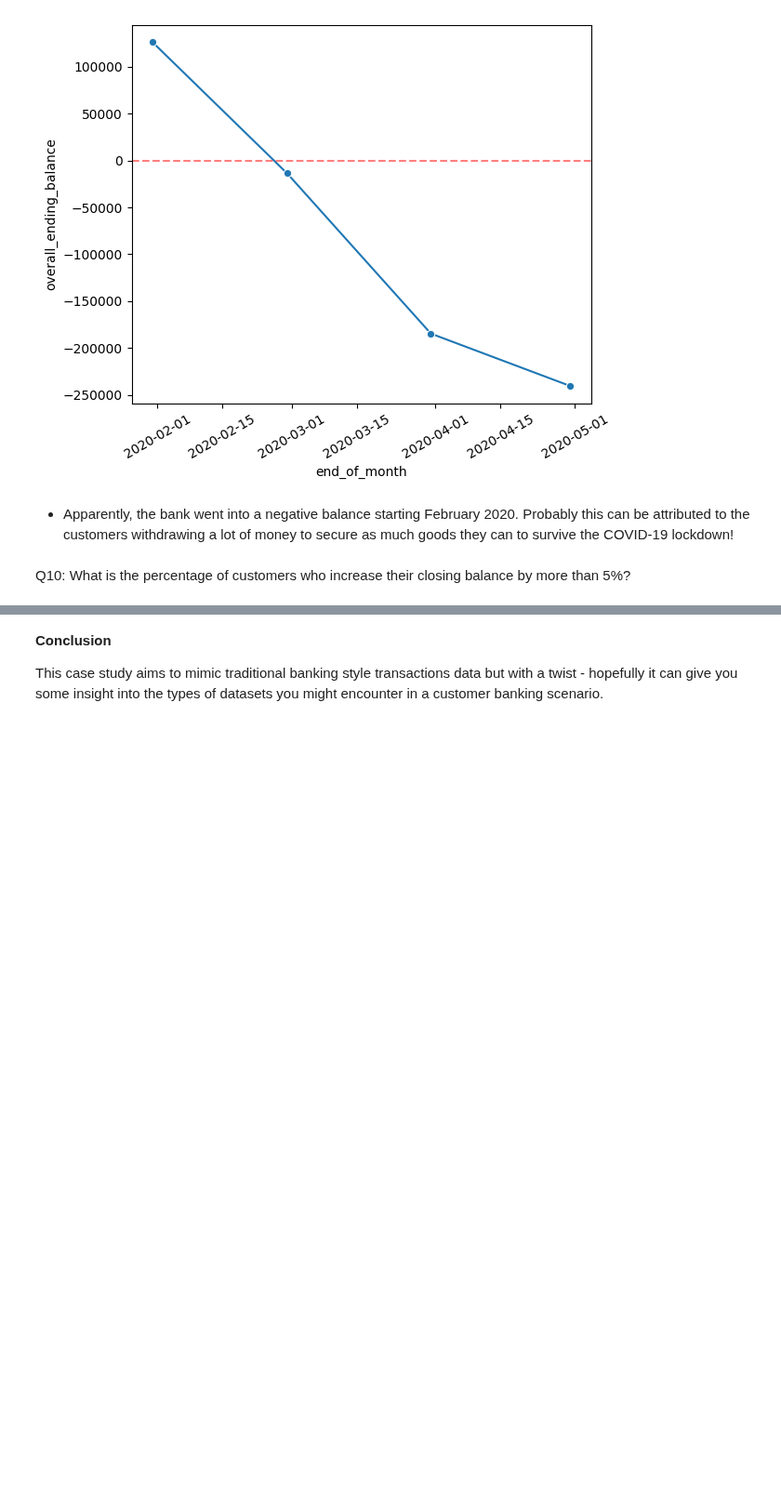
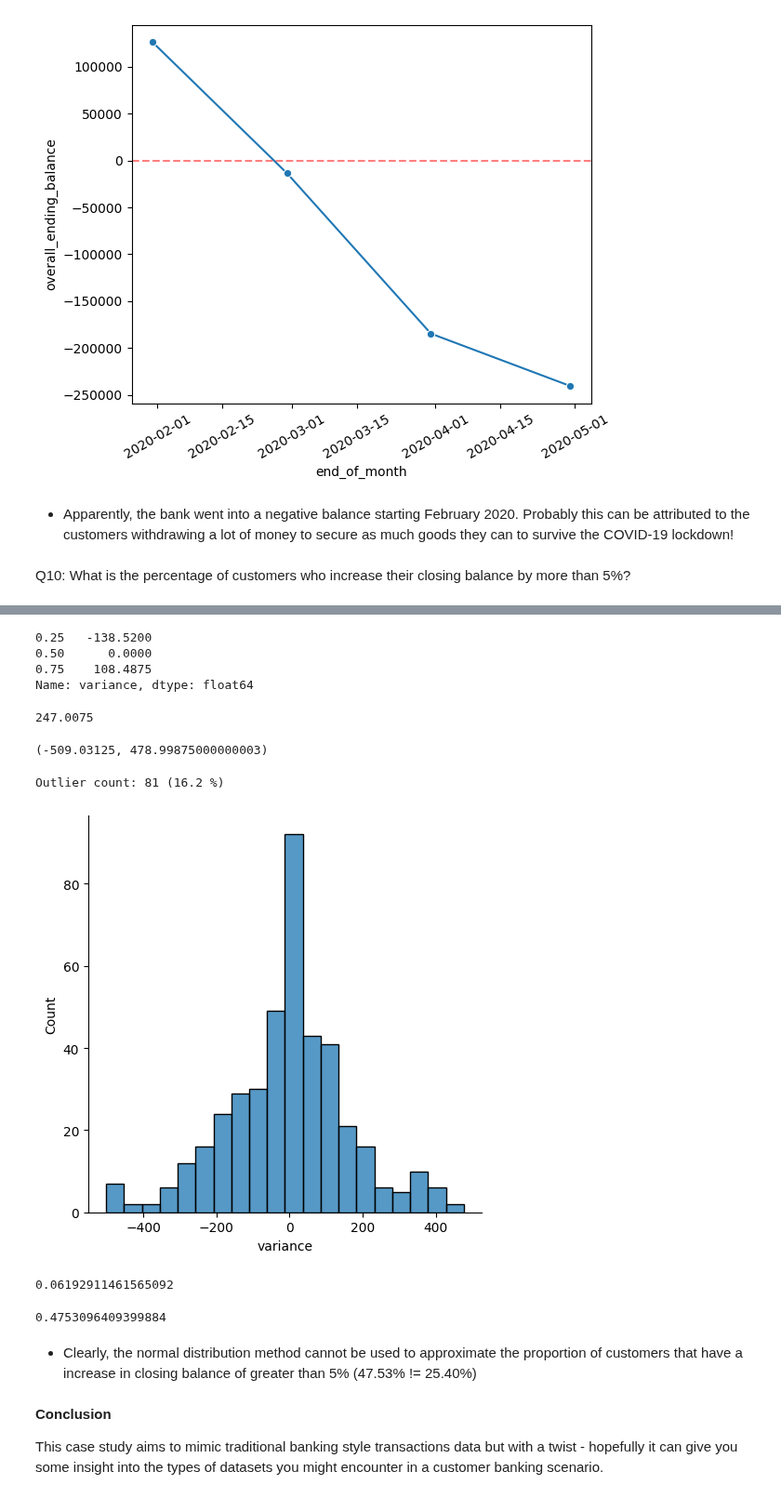
Before and after one commit to 20100215/8_Week_SQL_Challenge, a Jupyter notebook: Week 4 (Data Bank)/week4.ipynb, the cells around one changed output, grey strips where cells are left out. Shown at 93% size. Drawn from its saved outputs; the diff is of its cells as text; code cells hidden in the pictures; blank space fills up the shorter version.

```diff
--- a/Week 4 (Data Bank)/week4.ipynb
+++ b/Week 4 (Data Bank)/week4.ipynb
@@ -100,7 +102,7 @@ def query(stmt: str):
         The SQL statement to be executed
     """
     global conn
-    result = pd.read_sql_query(stmt, conn)
+    result = pd.read_sql_query(stmt, conn.connection)
     return result
 # %% [markdown]
 ## Case Study Questions
@@ -604,3 +722,57 @@ The Data Bank team wants you to use the outputs generated from the above section
+# %%
+# Getting inter quartile range to get outliers
+quantiles = q10b_df['variance'].quantile([0.25,0.5,0.75])
+quantiles
+# %% [output]
+0.25   -138.5200
+0.50      0.0000
+0.75    108.4875
+Name: variance, dtype: float64
+# %%
+# Interquartile range
+iqr = quantiles.iloc[2] - quantiles.iloc[0]
+iqr
+# %% [output]
+247.0075
+# %%
+# Upper and lower bounds
+lower_bound = quantiles.iloc[0] - 1.5 * iqr
+upper_bound =  quantiles.iloc[2] + 1.5 * iqr
+(lower_bound, upper_bound)
+# %% [output]
+(-509.03125, 478.99875000000003)
+# %%
+# Setting boundaries: [lower_bound, upper_bound]
+outlier_count = len(q10b_df[(q10b_df['variance'] < lower_bound) | \
+                        (q10b_df['variance'] > upper_bound)])
+outlier_percentage = 100.0 * outlier_count / len(q10b_df)
+print(f'Outlier count: {outlier_count} ({outlier_percentage} %)')
+# %% [output]
+Outlier count: 81 (16.2 %)
+# %%
+# Plotting the distribution
+q10b_df_no_outliers = q10b_df[(q10b_df['variance'] >= lower_bound) & \
+                              (q10b_df['variance'] <= upper_bound)]
+sns.displot(q10b_df_no_outliers['variance'])
+plt.show()
+# %% [output]
+[figure, added]
+# %%
+# Assume normal distribution
+mean_val = q10b_df_no_outliers['variance'].mean()
+std_val = q10b_df_no_outliers['variance'].std()
+z_score_5_percent = (5.0 - mean_val)/std_val
+z_score_5_percent
+# %% [output]
+0.06192911461565092
+# %%
+# Get area under normal distribution curve where n>5
+from scipy.stats import norm
+1 - norm.cdf(z_score_5_percent)
+# %% [output]
+0.4753096409399884
+# %% [markdown]
+- Clearly, the normal distribution method cannot be used to approximate the proportion of customers that have a increase in closing balance of greater than 5% (47.53% != 25.40%)
 # %% [markdown]
 **Conclusion**
 
```
Also changed, not shown: parts of 9 cells of this notebook.
